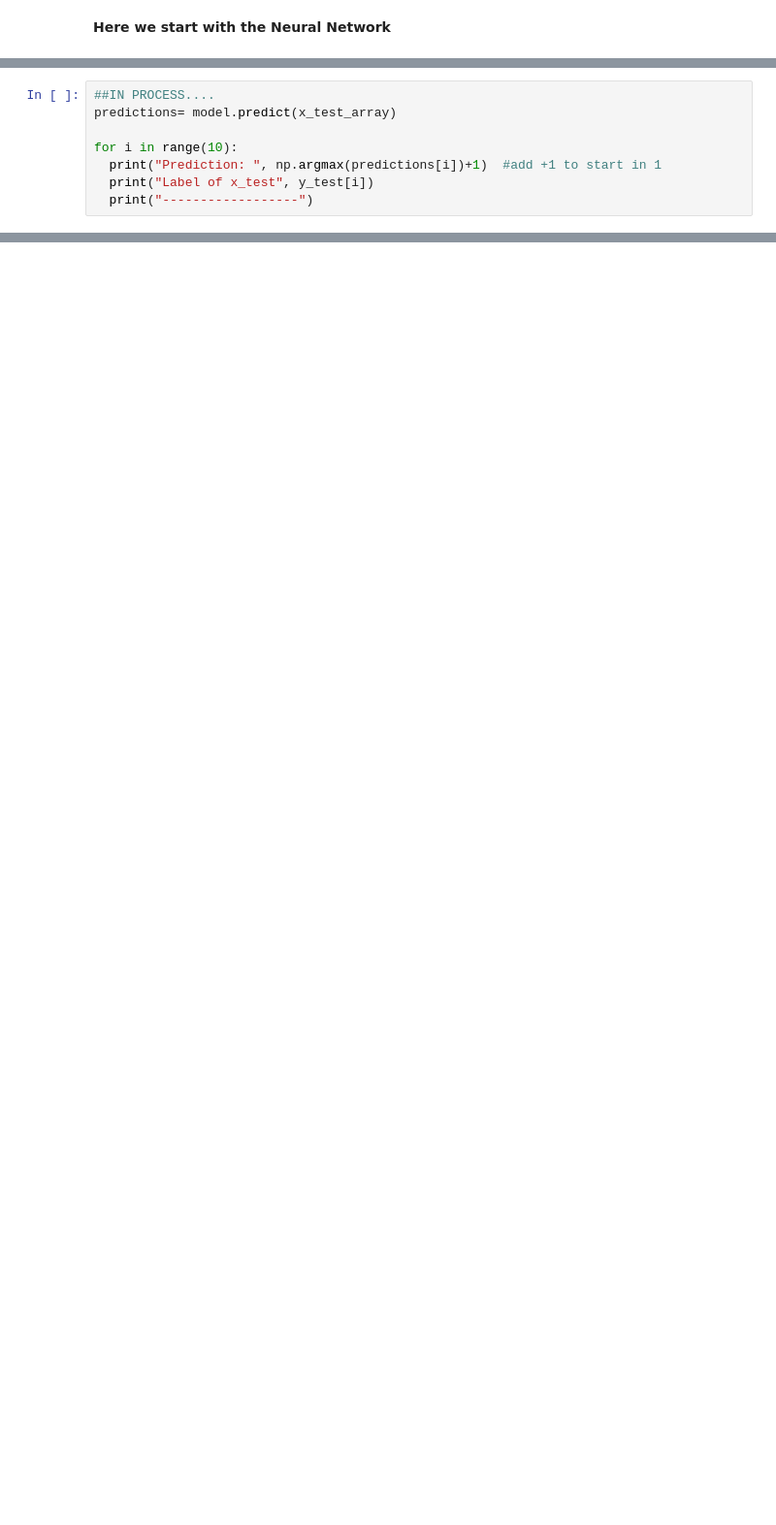
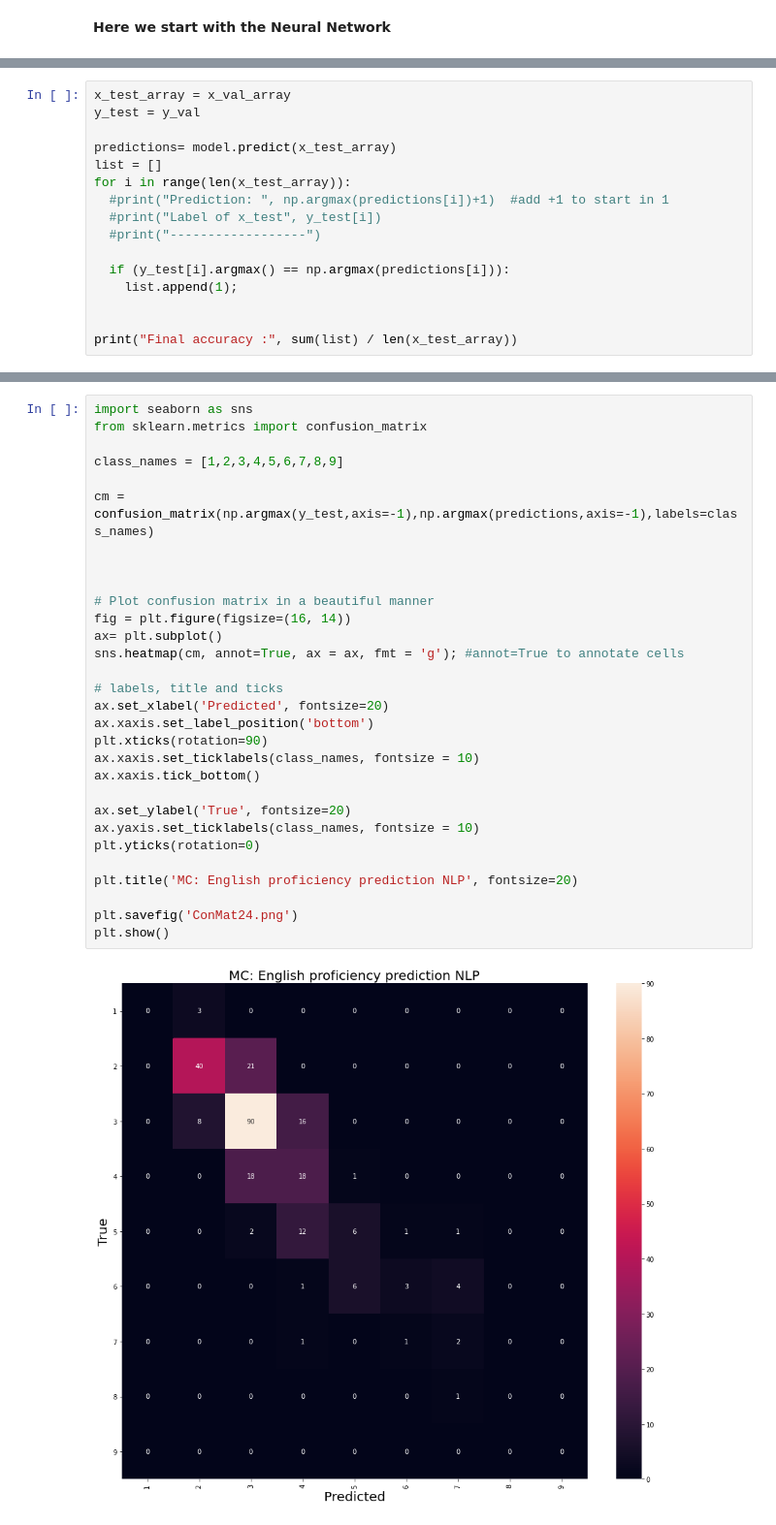
Before and after one commit to Eliascc5/English_proficiency_prediction_NLP, a Jupyter notebook: projet_IAS_partie2.ipynb, the cells around one changed output, grey strips where cells are left out. Shown: that part at 97% size. Saved outputs shown, nothing was run; the diff lists cells and outputs as text; blank space fills up the shorter version.

```diff
--- a/projet_IAS_partie2.ipynb
+++ b/projet_IAS_partie2.ipynb
@@ -151,8 +201,16 @@ plt.show()
 # %%
-##IN PROCESS....
+x_test_array = x_val_array
+y_test = y_val
+
 predictions= model.predict(x_test_array)
+list = []
+for i in range(len(x_test_array)):
+  #print("Prediction: ", np.argmax(predictions[i])+1)  #add +1 to start in 1
+  #print("Label of x_test", y_test[i])
+  #print("------------------")
 
-for i in range(10):
-  print("Prediction: ", np.argmax(predictions[i])+1)  #add +1 to start in 1
-  print("Label of x_test", y_test[i])
-  print("------------------")
+  if (y_test[i].argmax() == np.argmax(predictions[i])):
+    list.append(1);
+
+
+print("Final accuracy :", sum(list) / len(x_test_array))
@@ -158,0 +221,32 @@ for i in range(10):
+# %%
+import seaborn as sns
+from sklearn.metrics import confusion_matrix
+
+class_names = [1,2,3,4,5,6,7,8,9]
+
+cm = confusion_matrix(np.argmax(y_test,axis=-1),np.argmax(predictions,axis=-1),labels=class_names)
+
+
+
+# Plot confusion matrix in a beautiful manner
+fig = plt.figure(figsize=(16, 14))
+ax= plt.subplot()
+sns.heatmap(cm, annot=True, ax = ax, fmt = 'g'); #annot=True to annotate cells
+
+# labels, title and ticks
+ax.set_xlabel('Predicted', fontsize=20)
+ax.xaxis.set_label_position('bottom')
+plt.xticks(rotation=90)
+ax.xaxis.set_ticklabels(class_names, fontsize = 10)
+ax.xaxis.tick_bottom()
+
+ax.set_ylabel('True', fontsize=20)
+ax.yaxis.set_ticklabels(class_names, fontsize = 10)
+plt.yticks(rotation=0)
+
+plt.title('MC: English proficiency prediction NLP', fontsize=20)
+
+plt.savefig('ConMat24.png')
+plt.show()
+# %% [output]
+[figure, added]
```
Also changed, not shown: parts of 9 cells of this notebook.
